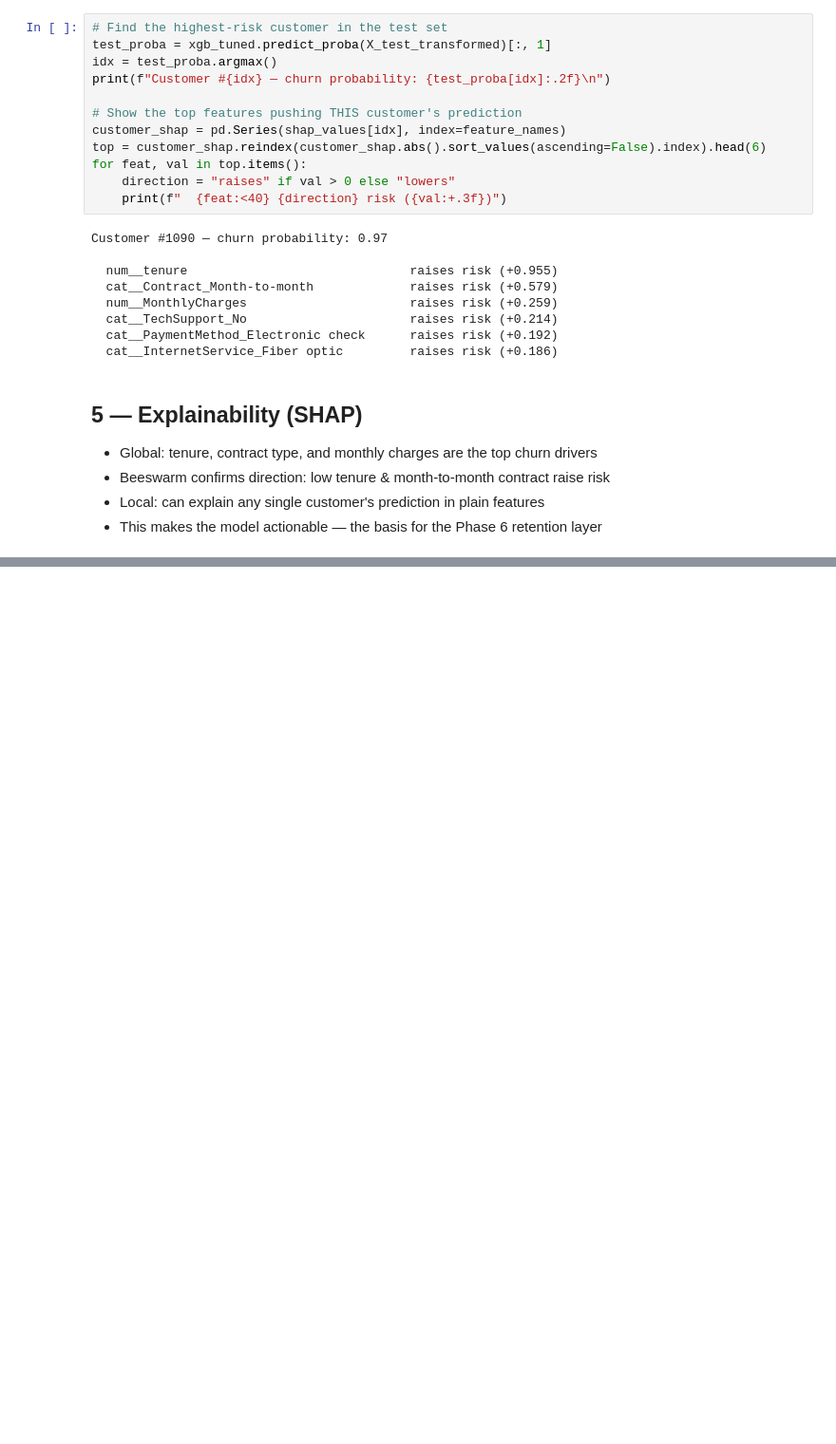
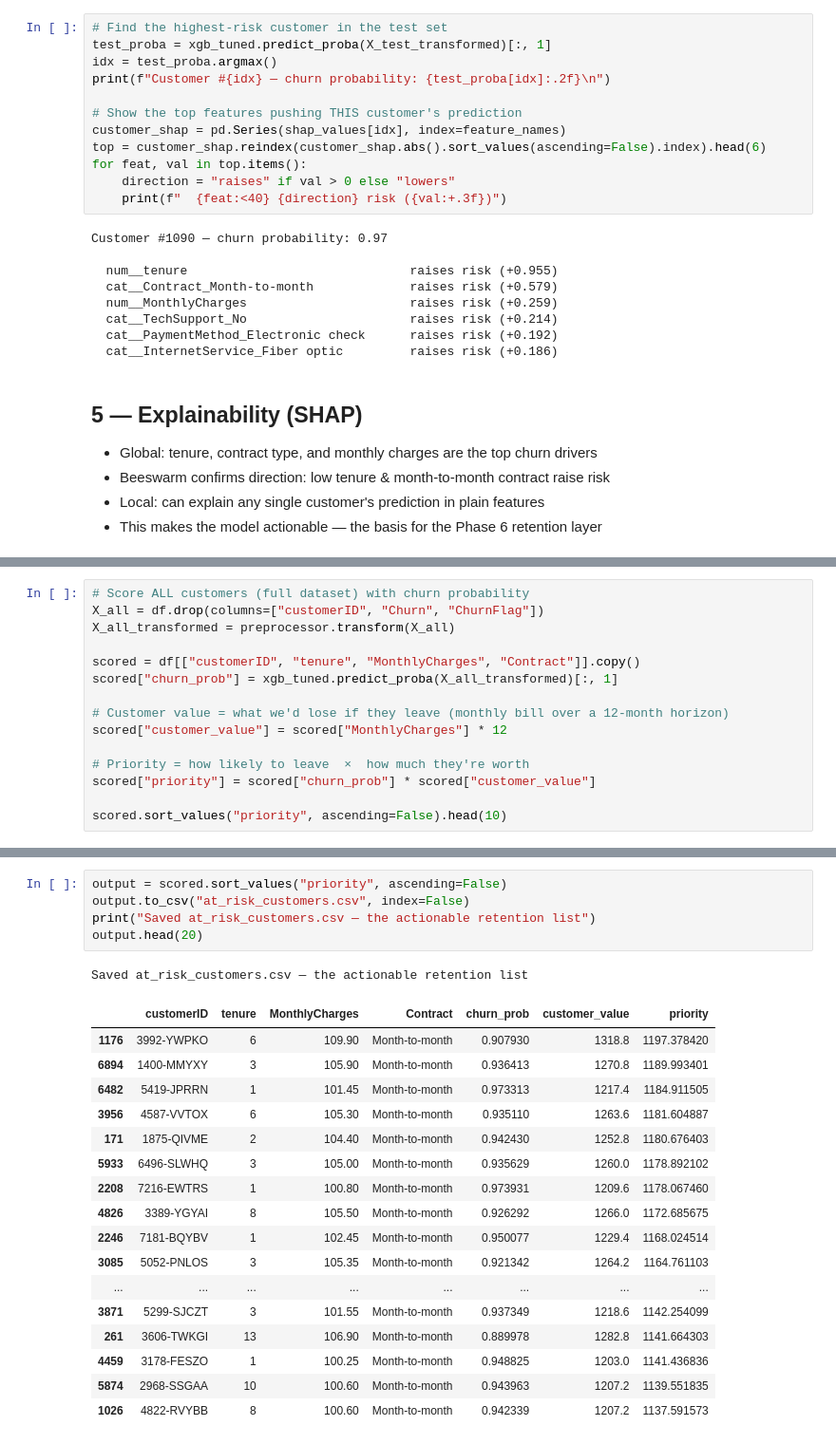
Before and after one commit to lavishsolanki941/Churn-, a Jupyter notebook: churn_prediction.ipynb, the cells around one changed output, grey strips where cells are left out. Shown at 95% size. Cells and saved outputs as stored; diff of their text form; blank space fills up the shorter version.

Commit message:
retention ROI layer - priority ranking ,ROI simulation, 5x return

```diff
--- a/churn_prediction.ipynb
+++ b/churn_prediction.ipynb
@@ -428,0 +431,15 @@ Customer #1090 — churn probability: 0.97
+# %%
+# Score ALL customers (full dataset) with churn probability
+X_all = df.drop(columns=["customerID", "Churn", "ChurnFlag"])
+X_all_transformed = preprocessor.transform(X_all)
+
+scored = df[["customerID", "tenure", "MonthlyCharges", "Contract"]].copy()
+scored["churn_prob"] = xgb_tuned.predict_proba(X_all_transformed)[:, 1]
+
+# Customer value = what we'd lose if they leave (monthly bill over a 12-month horizon)
+scored["customer_value"] = scored["MonthlyCharges"] * 12
+
+# Priority = how likely to leave  ×  how much they're worth
+scored["priority"] = scored["churn_prob"] * scored["customer_value"]
+
+scored.sort_values("priority", ascending=False).head(10)
@@ -428,0 +482,24 @@ Customer #1090 — churn probability: 0.97
+# %%
+output = scored.sort_values("priority", ascending=False)
+output.to_csv("at_risk_customers.csv", index=False)
+print("Saved at_risk_customers.csv — the actionable retention list")
+output.head(20)
+# %% [output]
+Saved at_risk_customers.csv — the actionable retention list
+|  | customerID | tenure | MonthlyCharges | Contract | churn_prob | customer_value | priority |
+| 1176 | 3992-YWPKO | 6 | 109.90 | Month-to-month | 0.907930 | 1318.8 | 1197.378420 |
+| 6894 | 1400-MMYXY | 3 | 105.90 | Month-to-month | 0.936413 | 1270.8 | 1189.993401 |
+| 6482 | 5419-JPRRN | 1 | 101.45 | Month-to-month | 0.973313 | 1217.4 | 1184.911505 |
+| 3956 | 4587-VVTOX | 6 | 105.30 | Month-to-month | 0.935110 | 1263.6 | 1181.604887 |
+| 171 | 1875-QIVME | 2 | 104.40 | Month-to-month | 0.942430 | 1252.8 | 1180.676403 |
+| 5933 | 6496-SLWHQ | 3 | 105.00 | Month-to-month | 0.935629 | 1260.0 | 1178.892102 |
+| 2208 | 7216-EWTRS | 1 | 100.80 | Month-to-month | 0.973931 | 1209.6 | 1178.067460 |
+| 4826 | 3389-YGYAI | 8 | 105.50 | Month-to-month | 0.926292 | 1266.0 | 1172.685675 |
+| 2246 | 7181-BQYBV | 1 | 102.45 | Month-to-month | 0.950077 | 1229.4 | 1168.024514 |
+| 3085 | 5052-PNLOS | 3 | 105.35 | Month-to-month | 0.921342 | 1264.2 | 1164.761103 |
+| ... | ... | ... | ... | ... | ... | ... | ... |
+| 3871 | 5299-SJCZT | 3 | 101.55 | Month-to-month | 0.937349 | 1218.6 | 1142.254099 |
+| 261 | 3606-TWKGI | 13 | 106.90 | Month-to-month | 0.889978 | 1282.8 | 1141.664303 |
+| 4459 | 3178-FESZO | 1 | 100.25 | Month-to-month | 0.948825 | 1203.0 | 1141.436836 |
+| 5874 | 2968-SSGAA | 10 | 100.60 | Month-to-month | 0.943963 | 1207.2 | 1139.551835 |
+| 1026 | 4822-RVYBB | 8 | 100.60 | Month-to-month | 0.942339 | 1207.2 | 1137.591573 |
```
Also changed, not shown: parts of 3 cells of this notebook.
